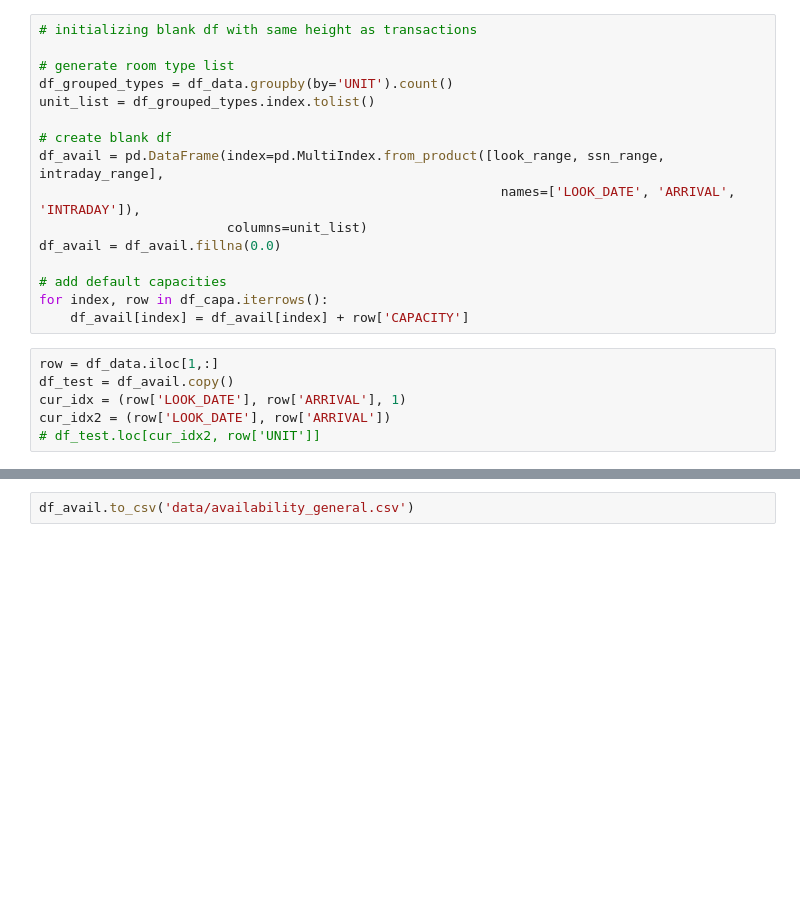
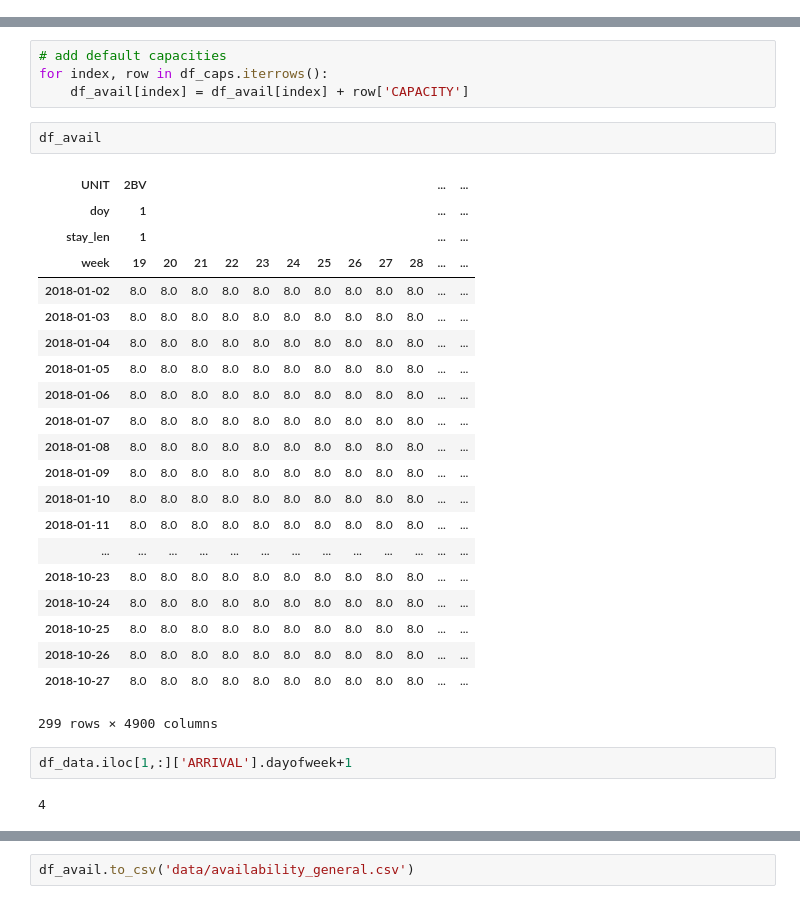
Before and after one commit to johngao2/EM-hotel-demand, a Jupyter notebook: EM_extension/preprocessing/sprint_2/create_availability_sprint2.ipynb, the cells around one changed output, grey strips where cells are left out. Cells and saved outputs as stored; diff of their text form; blank space fills up the shorter version.

```diff
--- a/EM_extension/preprocessing/sprint_2/create_availability_sprint2.ipynb
+++ b/EM_extension/preprocessing/sprint_2/create_availability_sprint2.ipynb
@@ -39,22 +73,0 @@ intraday_range = range(0, periods_per_day)
-# %%
-# initializing blank df with same height as transactions
-
-# generate room type list
-df_grouped_types = df_data.groupby(by='UNIT').count()
-unit_list = df_grouped_types.index.tolist()
-
-# create blank df
-df_avail = pd.DataFrame(index=pd.MultiIndex.from_product([look_range, ssn_range, intraday_range],
-                                                           names=['LOOK_DATE', 'ARRIVAL', 'INTRADAY']),
-                        columns=unit_list)
-df_avail = df_avail.fillna(0.0)
-
-# add default capacities
-for index, row in df_capa.iterrows():
-    df_avail[index] = df_avail[index] + row['CAPACITY']
-# %%
-row = df_data.iloc[1,:]
-df_test = df_avail.copy()
-cur_idx = (row['LOOK_DATE'], row['ARRIVAL'], 1)
-cur_idx2 = (row['LOOK_DATE'], row['ARRIVAL'])
-# df_test.loc[cur_idx2, row['UNIT']]
@@ -65 +105,33 @@ len(df_data)
+# %%
+# add default capacities
+for index, row in df_caps.iterrows():
+    df_avail[index] = df_avail[index] + row['CAPACITY']
+# %%
+df_avail
+# %% [output]
+| UNIT | 2BV |  |  |  |  |  |  |  |  |  | ... | ... |
+| doy | 1 |  |  |  |  |  |  |  |  |  | ... | ... |
+| stay_len | 1 |  |  |  |  |  |  |  |  |  | ... | ... |
+| week | 19 | 20 | 21 | 22 | 23 | 24 | 25 | 26 | 27 | 28 | ... | ... |
+| 2018-01-02 | 8.0 | 8.0 | 8.0 | 8.0 | 8.0 | 8.0 | 8.0 | 8.0 | 8.0 | 8.0 | ... | ... |
+| 2018-01-03 | 8.0 | 8.0 | 8.0 | 8.0 | 8.0 | 8.0 | 8.0 | 8.0 | 8.0 | 8.0 | ... | ... |
+| 2018-01-04 | 8.0 | 8.0 | 8.0 | 8.0 | 8.0 | 8.0 | 8.0 | 8.0 | 8.0 | 8.0 | ... | ... |
+| 2018-01-05 | 8.0 | 8.0 | 8.0 | 8.0 | 8.0 | 8.0 | 8.0 | 8.0 | 8.0 | 8.0 | ... | ... |
+| 2018-01-06 | 8.0 | 8.0 | 8.0 | 8.0 | 8.0 | 8.0 | 8.0 | 8.0 | 8.0 | 8.0 | ... | ... |
+| 2018-01-07 | 8.0 | 8.0 | 8.0 | 8.0 | 8.0 | 8.0 | 8.0 | 8.0 | 8.0 | 8.0 | ... | ... |
+| 2018-01-08 | 8.0 | 8.0 | 8.0 | 8.0 | 8.0 | 8.0 | 8.0 | 8.0 | 8.0 | 8.0 | ... | ... |
+| 2018-01-09 | 8.0 | 8.0 | 8.0 | 8.0 | 8.0 | 8.0 | 8.0 | 8.0 | 8.0 | 8.0 | ... | ... |
+| 2018-01-10 | 8.0 | 8.0 | 8.0 | 8.0 | 8.0 | 8.0 | 8.0 | 8.0 | 8.0 | 8.0 | ... | ... |
+| 2018-01-11 | 8.0 | 8.0 | 8.0 | 8.0 | 8.0 | 8.0 | 8.0 | 8.0 | 8.0 | 8.0 | ... | ... |
+| ... | ... | ... | ... | ... | ... | ... | ... | ... | ... | ... | ... | ... |
+| 2018-10-23 | 8.0 | 8.0 | 8.0 | 8.0 | 8.0 | 8.0 | 8.0 | 8.0 | 8.0 | 8.0 | ... | ... |
+| 2018-10-24 | 8.0 | 8.0 | 8.0 | 8.0 | 8.0 | 8.0 | 8.0 | 8.0 | 8.0 | 8.0 | ... | ... |
+| 2018-10-25 | 8.0 | 8.0 | 8.0 | 8.0 | 8.0 | 8.0 | 8.0 | 8.0 | 8.0 | 8.0 | ... | ... |
+| 2018-10-26 | 8.0 | 8.0 | 8.0 | 8.0 | 8.0 | 8.0 | 8.0 | 8.0 | 8.0 | 8.0 | ... | ... |
+| 2018-10-27 | 8.0 | 8.0 | 8.0 | 8.0 | 8.0 | 8.0 | 8.0 | 8.0 | 8.0 | 8.0 | ... | ... |
+299 rows × 4900 columns
+# %%
+df_data.iloc[1,:]['ARRIVAL'].dayofweek+1
+# %% [output]
+4
 # %%
```
Also changed, not shown: parts of 10 cells of this notebook, 10 other files.
